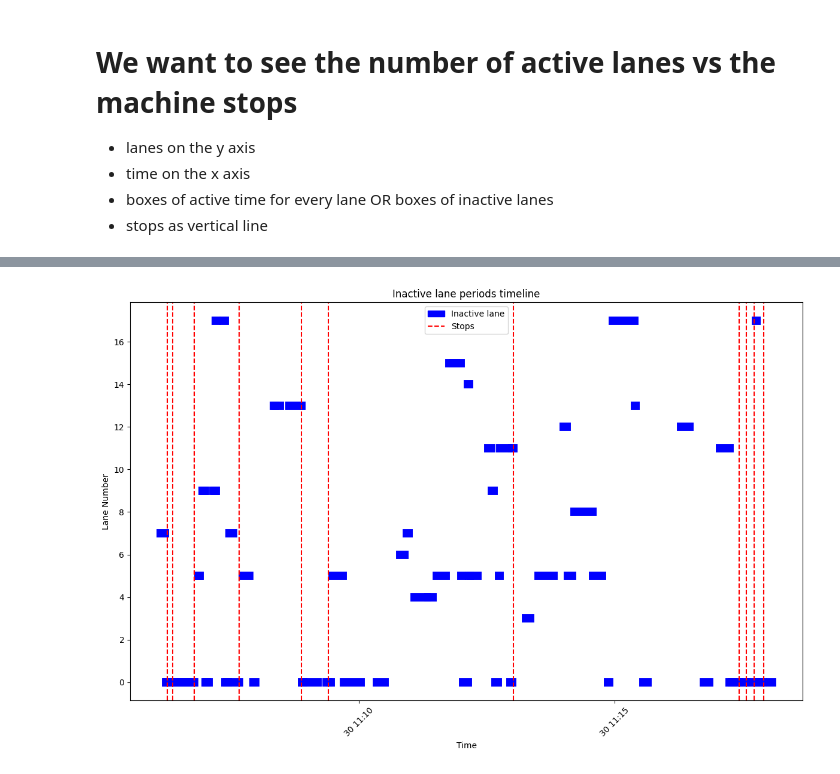
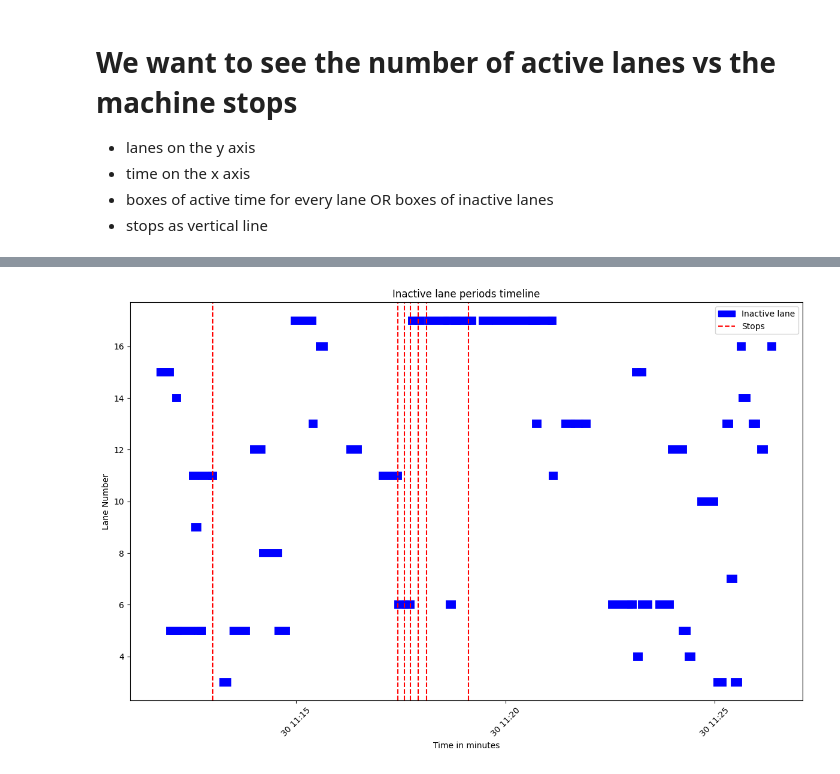
Before and after one commit to AcidSudo/Sanovo_19052025, a Jupyter notebook: exploration_26052025.ipynb, the cells around one changed output, grey strips where cells are left out. Cells and saved outputs as stored; diff of their text form; code cells hidden in the pictures.

```diff
--- a/exploration_26052025.ipynb
+++ b/exploration_26052025.ipynb
@@ -258,7 +258,7 @@ df[df['MerType'] == 8 ]
 | 2959 | 2959 | 2025-01-30 11:37:35 | 11900318 | 8 | 1 | 2 | 0.0 | 0.0 | 0.0 | NaN | ... |
 | 2996 | 2996 | 2025-01-30 11:38:08 | 11900357 | 8 | 0 | 3 | 0.0 | 0.0 | 0.0 | NaN | ... |
 # %%
-df['stop'] = df.apply(lambda row: row['MerNumber'] if row['MerType'] == 8 else 1, axis=1)
+df['stop'] = df.apply(lambda row: row['MerNumber'] if row['MerType'] == 8 and row['MerSubNumber'] == 2 else 1, axis=1)
 # %%
 df[df['stop'] == 0]
 # %% [output]
@@ -422,4 +422,5 @@ plt.show()
 - stops as vertical line
 # %%
 active_lanes = test.copy()
-active_lanes = active_lanes[(active_lanes['index'] > 1800) & (active_lanes['index'] < 2200)]
+active_lanes = active_lanes[(active_lanes['index'] > 2000) & (active_lanes['index'] < 2500)]
+active_lanes = active_lanes[(active_lanes['MerNumber'] > 400) | ((active_lanes['MerType'] == 8) & (active_lanes['MerNumber'] == 0) & (active_lanes['MerSubNumber'] == 2))]
@@ -432,7 +446,7 @@ active_lanes['LaneNumber'] = active_lanes.apply(lambda row: row['MerSubNumber']
 active_lanes['LaneNumber'] = active_lanes['LaneNumber'].fillna(0).astype(int)
 
 # create machine stop column
-active_lanes['Stop'] = active_lanes.apply(lambda row: 1 if row['MerType'] == 8 and row['MerNumber'] == 0 else 0, axis=1)
+active_lanes['Stop'] = active_lanes.apply(lambda row: 1 if row['MerType'] == 8 and row['MerNumber'] == 0 and row['MerSubNumber'] == 2 else 0, axis=1)
 
 
 # cast MerDate to datetime
@@ -468,32 +482,32 @@ def plot_lanes(df):
 
     # Handle case where error continues till the end
     if start_time is not None:
         boxes.append((start_time, df['MerDate'].iloc[-1], lane))
 
     # Plotting
     fig, ax = plt.subplots(figsize=(12, 8))
 
     for start, end, lane in boxes:
         ax.plot([start, end], [lane, lane], color='blue', linewidth=10)
 
     # Highlight stops with vertical lines
     stop_data = df[df['Stop'] == 1]
     for i, stop_date in enumerate(pd.to_datetime(stop_data['MerDate'])):
         ax.axvline(stop_date, color='red', linestyle='--', label='Stops' if i == 0 else "")
 
     # Add proxy artist for error periods to legend
     error_patch = mpatches.Patch(color='blue', label='Inactive lane')
 
     ax.yaxis.set_major_locator(ticker.MaxNLocator(integer=True))
-    ax.set_xlabel('Time')
+    ax.set_xlabel('Time in minutes')
     ax.set_ylabel('Lane Number')
     ax.set_title('Inactive lane periods timeline')
     ax.legend(handles=[error_patch] + ax.get_legend_handles_labels()[0])
     plt.xticks(rotation=45)
     plt.tight_layout()
     plt.show()
 
 # Example usage:
 plot_lanes(active_lanes)
 # %% [output]
-[figure, old version]
+[figure, new version]
```
Also changed, not shown: parts of 6 cells of this notebook, 3 other files.
